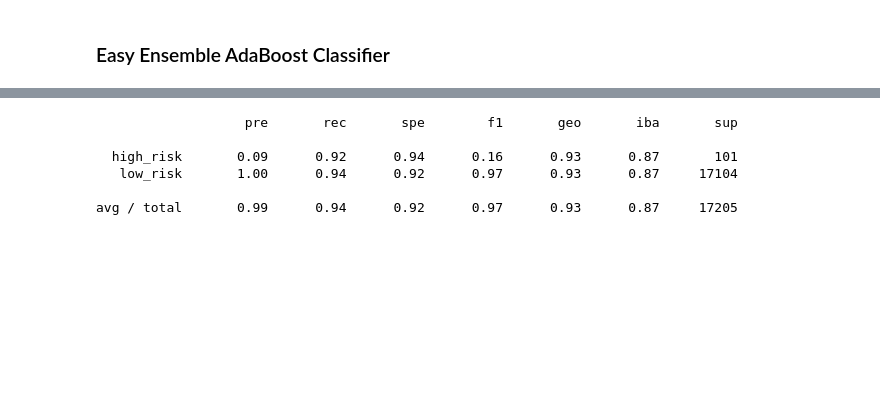
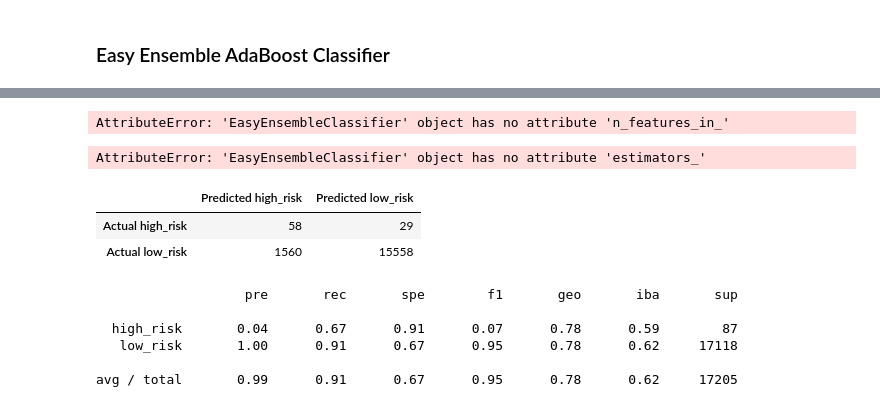
Before and after one commit to mdwilliams11/Credit_Risk_Analysis, a Jupyter notebook: Notebooks/credit_risk_ensemble.ipynb, the cells around one changed output, grey strips where cells are left out. Saved outputs shown, nothing was run; the diff lists cells and outputs as text; code cells hidden in the pictures; blank space fills up the shorter version.

```diff
--- a/Notebooks/credit_risk_ensemble.ipynb
+++ b/Notebooks/credit_risk_ensemble.ipynb
@@ -208,10 +203,35 @@ array([[   93,     8],
+# %%
+# Train the EasyEnsembleClassifier
+from imblearn.ensemble import EasyEnsembleClassifier
+ee_model = EasyEnsembleClassifier(n_estimators=100, random_state=1)
+ee_model.fit(X_train, y_train)
+# I can't get the fit to work. I'm going to fill in the rest of the code with what I would have done if it had worked
+# %% [output]
+AttributeError: 'EasyEnsembleClassifier' object has no attribute 'n_features_in_'
+# %%
+# Calculated the balanced accuracy score
+# If the previous fit step worked I would then ...
+y_pred = ee_model.predict(X_test)
+balanced_accuracy_score(y_test, y_pred)
+# %% [output]
+AttributeError: 'EasyEnsembleClassifier' object has no attribute 'estimators_'
+# %%
+# Display the confusion matrix
+cm = confusion_matrix(y_test, y_pred)
+
+cm_df = pd.DataFrame(cm, index=["Actual high_risk", "Actual low_risk"], columns=["Predicted high_risk", "Predicted low_risk"])
+cm_df
+# %% [output]
+|  | Predicted high_risk | Predicted low_risk |
+| Actual high_risk | 58 | 29 |
+| Actual low_risk | 1560 | 15558 |
 # %%
 # Print the imbalanced classification report
-# YOUR CODE HERE
+print(classification_report_imbalanced(y_test, y_pred))
 # %% [output]
                    pre       rec       spe        f1       geo       iba       sup
 
-  high_risk       0.09      0.92      0.94      0.16      0.93      0.87       101
-   low_risk       1.00      0.94      0.92      0.97      0.93      0.87     17104
+  high_risk       0.04      0.67      0.91      0.07      0.78      0.59        87
+   low_risk       1.00      0.91      0.67      0.95      0.78      0.62     17118
 
-avg / total       0.99      0.94      0.92      0.97      0.93      0.87     17205
+avg / total       0.99      0.91      0.67      0.95      0.78      0.62     17205
```
Also changed, not shown: parts of 10 cells of this notebook, 2 other files.
